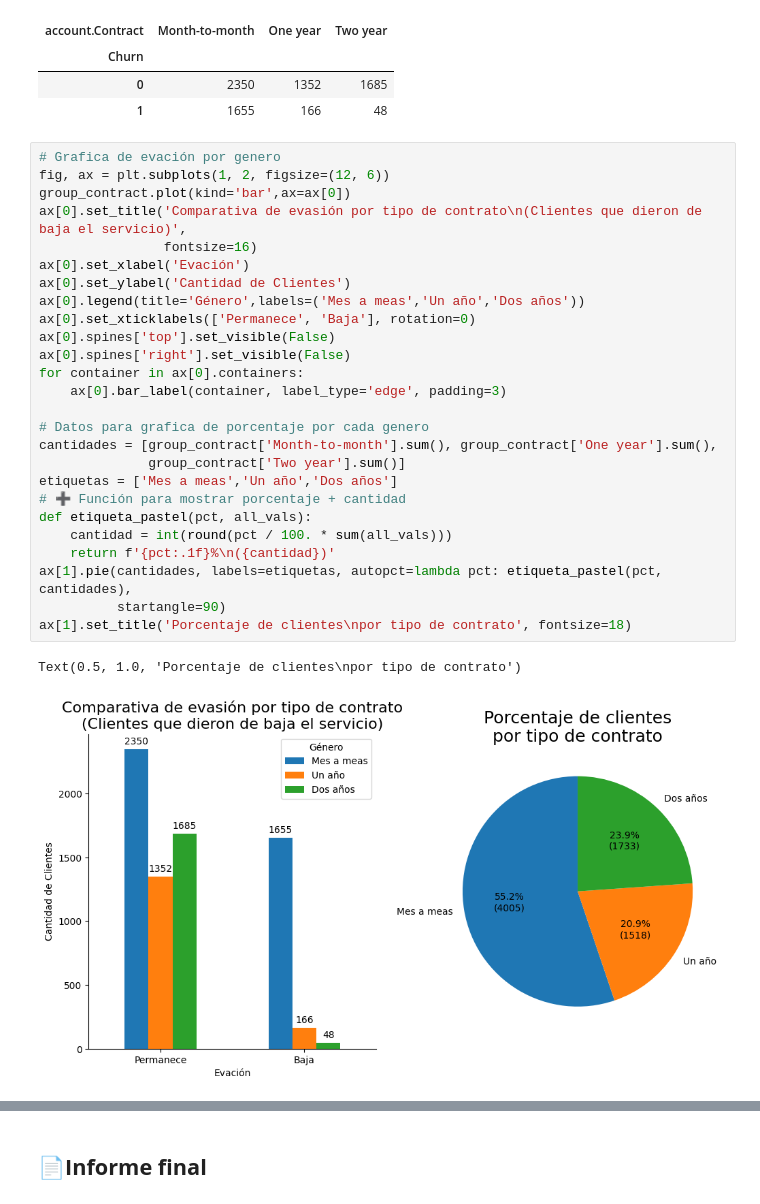
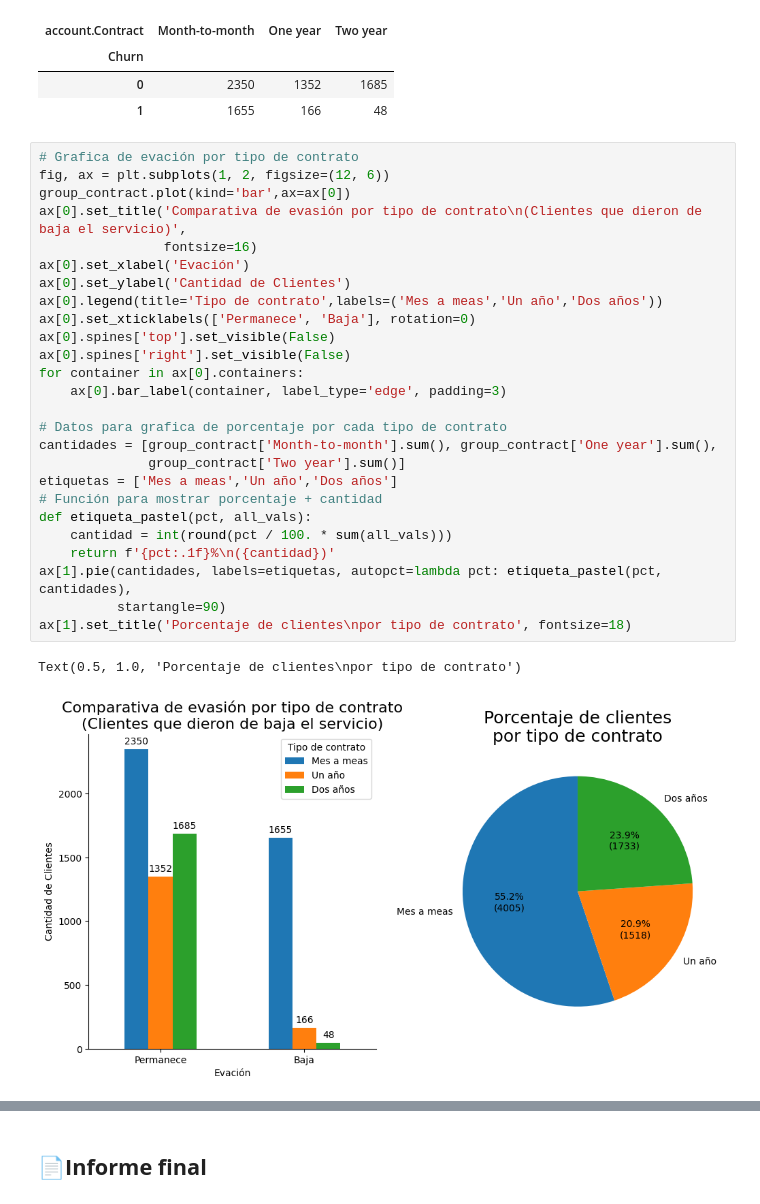
Before and after one commit to OctavioPinoRosas/ChallengeTelecomX, a Jupyter notebook: TelecomX_LATAM.ipynb, the cells around one changed output, grey strips where cells are left out. Saved outputs shown, nothing was run; the diff lists cells and outputs as text.

```diff
--- a/TelecomX_LATAM.ipynb
+++ b/TelecomX_LATAM.ipynb
@@ -334,31 +334,31 @@ group_contract
 | 0 | 2350 | 1352 | 1685 |
 | 1 | 1655 | 166 | 48 |
 # %%
-# Grafica de evación por genero
+# Grafica de evación por tipo de contrato
 fig, ax = plt.subplots(1, 2, figsize=(12, 6))
 group_contract.plot(kind='bar',ax=ax[0])
 ax[0].set_title('Comparativa de evasión por tipo de contrato\n(Clientes que dieron de baja el servicio)',
                 fontsize=16)
 ax[0].set_xlabel('Evación')
 ax[0].set_ylabel('Cantidad de Clientes')
-ax[0].legend(title='Género',labels=('Mes a meas','Un año','Dos años'))
+ax[0].legend(title='Tipo de contrato',labels=('Mes a meas','Un año','Dos años'))
 ax[0].set_xticklabels(['Permanece', 'Baja'], rotation=0)
 ax[0].spines['top'].set_visible(False)
 ax[0].spines['right'].set_visible(False)
 for container in ax[0].containers:
     ax[0].bar_label(container, label_type='edge', padding=3)
 
-# Datos para grafica de porcentaje por cada genero
+# Datos para grafica de porcentaje por cada tipo de contrato
 cantidades = [group_contract['Month-to-month'].sum(), group_contract['One year'].sum(),
               group_contract['Two year'].sum()]
 etiquetas = ['Mes a meas','Un año','Dos años']
-# ➕ Función para mostrar porcentaje + cantidad
+# Función para mostrar porcentaje + cantidad
 def etiqueta_pastel(pct, all_vals):
     cantidad = int(round(pct / 100. * sum(all_vals)))
     return f'{pct:.1f}%\n({cantidad})'
 ax[1].pie(cantidades, labels=etiquetas, autopct=lambda pct: etiqueta_pastel(pct, cantidades),
           startangle=90)
 ax[1].set_title('Porcentaje de clientes\npor tipo de contrato', fontsize=18)
 # %% [output]
 Text(0.5, 1.0, 'Porcentaje de clientes\npor tipo de contrato')
-[figure, old version]
+[figure, new version]
```
Also changed, not shown: parts of 4 cells of this notebook.
